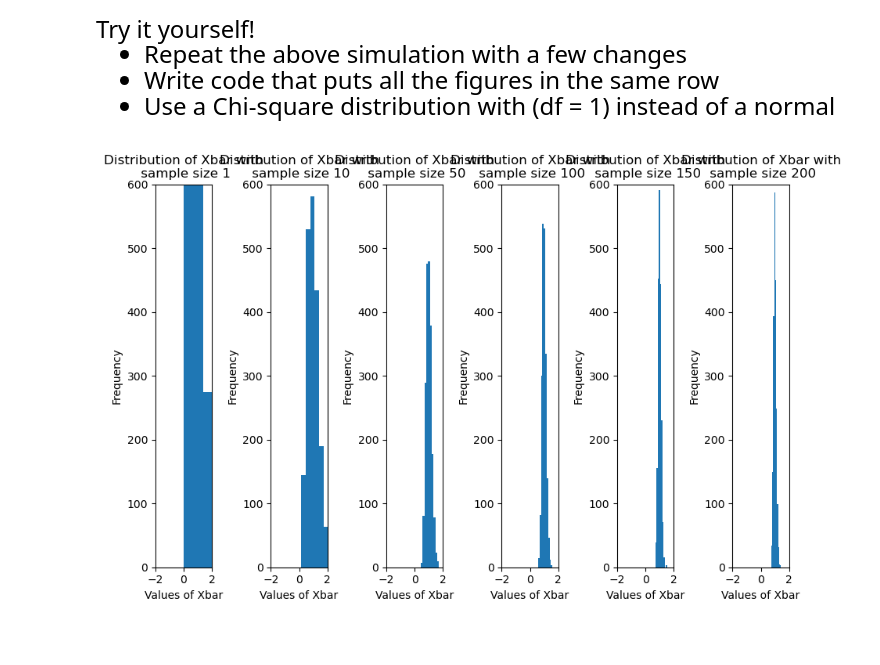
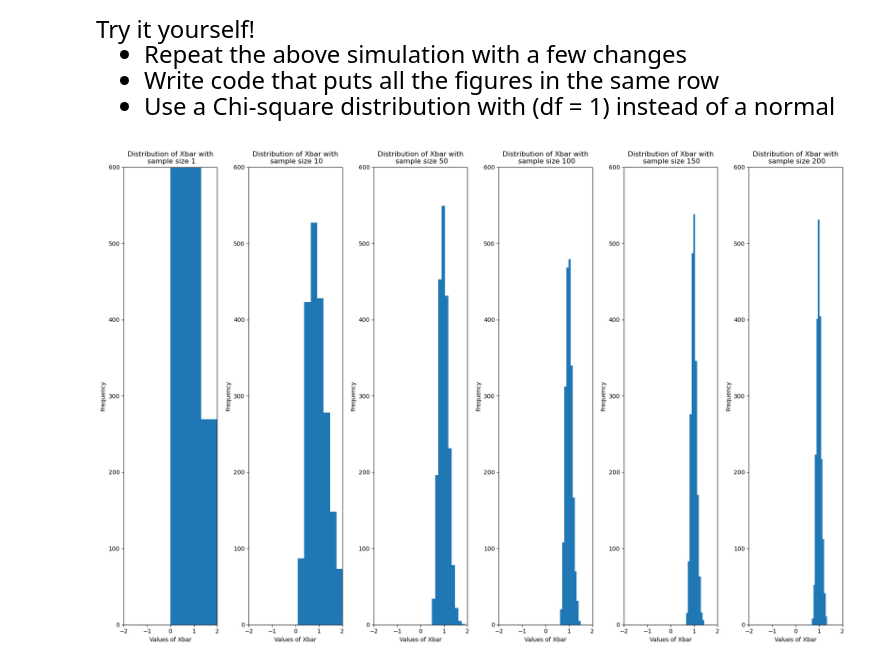
Before and after one commit to bcamargo1/datasci151spring2026, a Jupyter notebook: lecture_09/lecture_09_random_variables.ipynb, the cells around one changed output. Saved outputs shown, nothing was run; the diff lists cells and outputs as text; code cells hidden in the pictures; blank space fills up the shorter version.

```diff
--- a/lecture_09/lecture_09_random_variables.ipynb
+++ b/lecture_09/lecture_09_random_variables.ipynb
@@ -531,32 +537,32 @@ Try it yourself!
 # %%
 # Write your own solution
 
-
 num_simulations = 2000
 sample_size_list = [1,10,50,100,150,200]
-fig_row = [0,1,2,3,4,5]
+fig_row = [0, 1, 2, 3, 4, 5]
 
 
-fig, subfig_array = plt.subplots(1, 6, figsize = (9,6))
+
+fig, subfig_array = plt.subplots(1, 6, figsize = (18,12))
 
 xmin = -2
 xmax = 2
 ymax = 600
 
-for sample_sz, row, in zip(sample_size_list, fig_row):
+for sample_sz, row in zip(sample_size_list, fig_row):
 
     vec_xbar = np.zeros(num_simulations)
     for iteration in range(num_simulations):
         vec_unif  = np.random.chisquare(df = 1, size = sample_sz)
         vec_xbar[iteration] = vec_unif.mean()
 
     subfig_array[row].hist(vec_xbar)
     subfig_array[row].set_title("Distribution of Xbar with\n sample size " + str(sample_sz))
     subfig_array[row].set_ylabel("Frequency")
     subfig_array[row].set_xlabel("Values of Xbar")
     subfig_array[row].set_xlim(xmin,xmax)
     subfig_array[row].set_ylim(top=ymax)
 
 plt.tight_layout()
 # %% [output]
-[figure, old version]
+[figure, new version]
```
Also changed, not shown: parts of 6 cells of this notebook.
